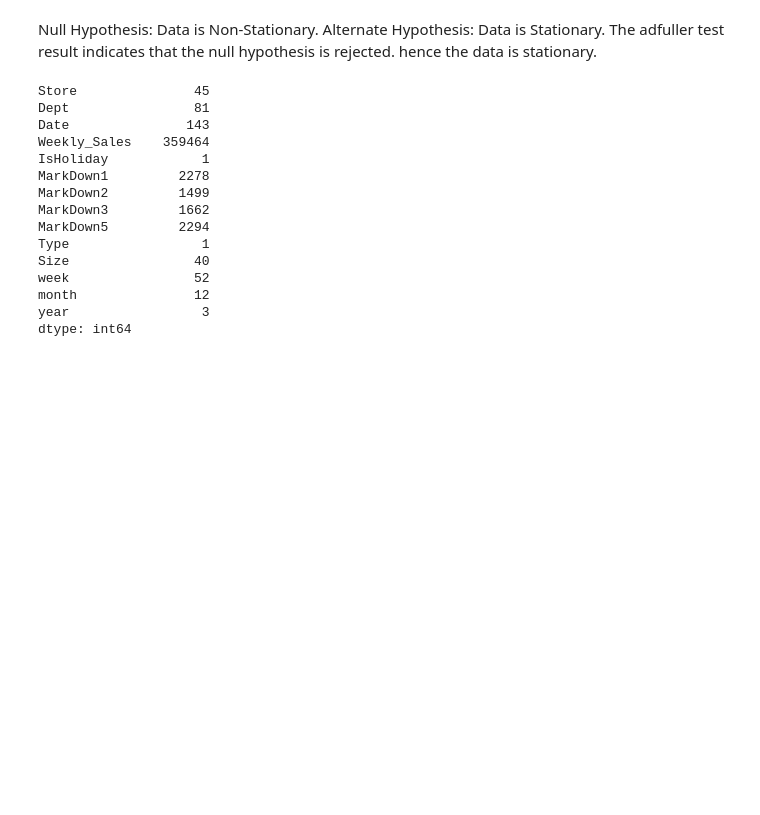
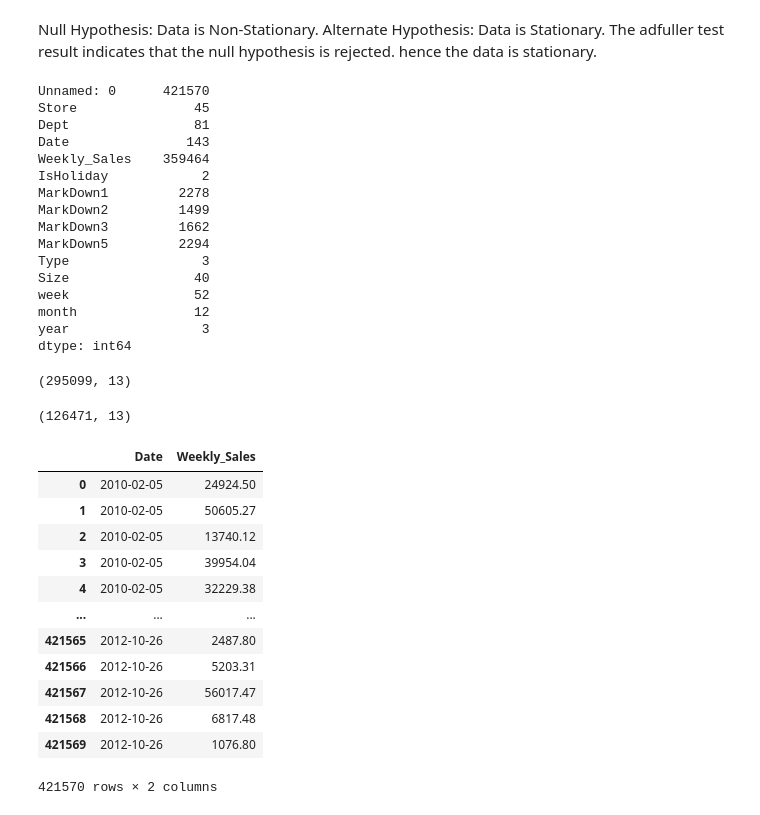
Before and after one commit to ram130849/stock_price_prediction, a Jupyter notebook: Walmart_Sales_Forecast.ipynb, the cells around one changed output. Drawn from its saved outputs; the diff is of its cells as text; code cells hidden in the pictures; blank space fills up the shorter version.

```diff
--- a/Walmart_Sales_Forecast.ipynb
+++ b/Walmart_Sales_Forecast.ipynb
@@ -374,19 +371,20 @@ enc1 = LabelEncoder()
-# %%
-df['Type'] = pd.Series(np.squeeze(enc.fit_transform(np.array(df['Type']).reshape(1,-1)), axis=0))
-df['IsHoliday'] = pd.Series(np.squeeze(enc.fit_transform(np.array(df['IsHoliday']).reshape(1,-1)), axis=0))
+# %%
+df['Type'] = LabelEncoder().fit_transform(df['Type'])
+df['IsHoliday'] = LabelEncoder().fit_transform(df['IsHoliday'])
 # %%
 print(df.nunique())
 # %% [output]
+Unnamed: 0      421570
 Store               45
 Dept                81
 Date               143
 Weekly_Sales    359464
-IsHoliday            1
+IsHoliday            2
 MarkDown1         2278
 MarkDown2         1499
 MarkDown3         1662
 MarkDown5         2294
-Type                 1
+Type                 3
 Size                40
 week                52
 month               12
@@ -408,0 +411,25 @@ X_test = pt.fit_transform(np.array(X_test.loc[:, ~X_test.columns.isin(['Date'])]
+# %%
+X_train.shape
+# %% [output]
+(295099, 13)
+# %%
+X_test.shape
+# %% [output]
+(126471, 13)
+# %%
+selected_columns = ['Date','Weekly_Sales']
+df[selected_columns]
+# %% [output]
+|  | Date | Weekly_Sales |
+| 0 | 2010-02-05 | 24924.50 |
+| 1 | 2010-02-05 | 50605.27 |
+| 2 | 2010-02-05 | 13740.12 |
+| 3 | 2010-02-05 | 39954.04 |
+| 4 | 2010-02-05 | 32229.38 |
+| ... | ... | ... |
+| 421565 | 2012-10-26 | 2487.80 |
+| 421566 | 2012-10-26 | 5203.31 |
+| 421567 | 2012-10-26 | 56017.47 |
+| 421568 | 2012-10-26 | 6817.48 |
+| 421569 | 2012-10-26 | 1076.80 |
+421570 rows × 2 columns
```
Also changed, not shown: parts of 8 cells of this notebook.
